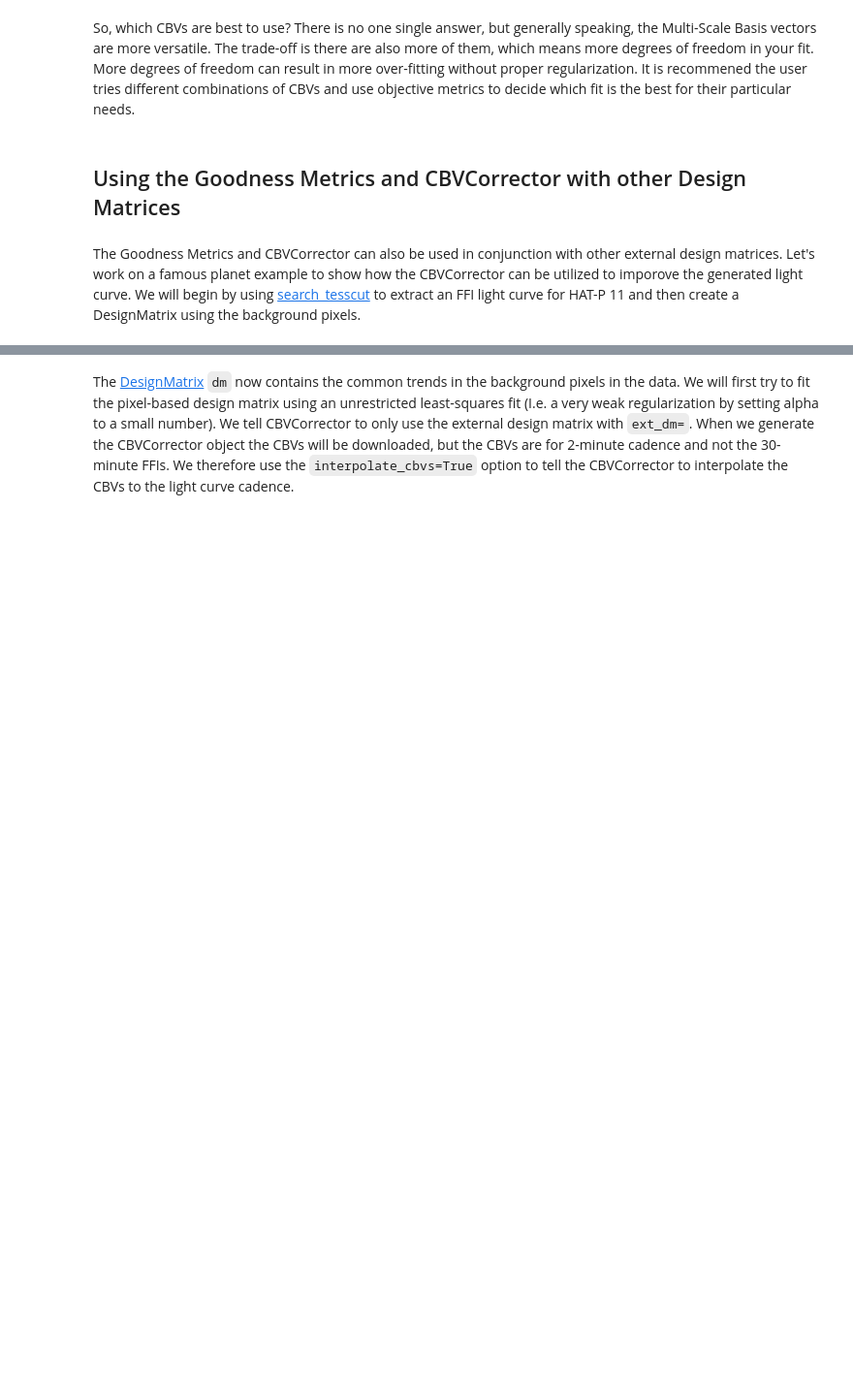
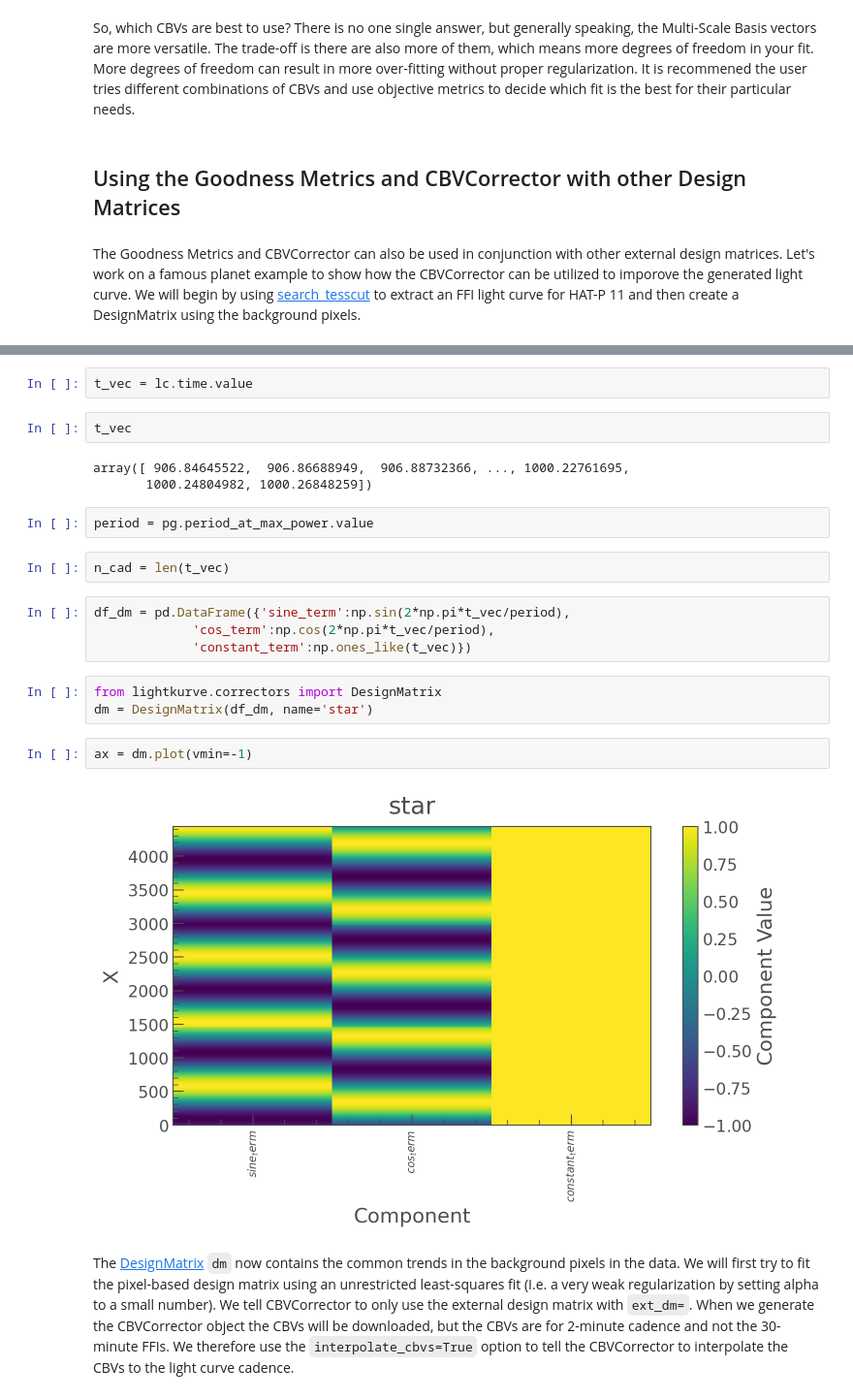
Before and after one commit to benmontet/wilson, a Jupyter notebook: notebooks/02_design_matrix/02_adapt_CBVs_demo.ipynb, the cells around one changed output, grey strips where cells are left out. Shown at 97% size. Cells and saved outputs as stored; diff of their text form; blank space fills up the shorter version.

```diff
--- a/notebooks/02_design_matrix/02_adapt_CBVs_demo.ipynb
+++ b/notebooks/02_design_matrix/02_adapt_CBVs_demo.ipynb
@@ -187,2 +152,24 @@ dm = DesignMatrix(tpf.flux[:, ~aper], name='pixel regressors').pca(5).append_con
+# %%
+t_vec = lc.time.value
+# %%
+t_vec
+# %% [output]
+array([ 906.84645522,  906.86688949,  906.88732366, ..., 1000.22761695,
+       1000.24804982, 1000.26848259])
+# %%
+period = pg.period_at_max_power.value
+# %%
+n_cad = len(t_vec)
+# %%
+df_dm = pd.DataFrame({'sine_term':np.sin(2*np.pi*t_vec/period),
+             'cos_term':np.cos(2*np.pi*t_vec/period),
+             'constant_term':np.ones_like(t_vec)})
+# %%
+from lightkurve.correctors import DesignMatrix
+dm = DesignMatrix(df_dm, name='star')
+# %%
+ax = dm.plot(vmin=-1)
+# %% [output]
+[figure, added]
 # %% [markdown]
 The [DesignMatrix](https://docs.lightkurve.org/reference/api/lightkurve.correctors.DesignMatrix.html?highlight=designmatrix#lightkurve.correctors.DesignMatrix) `dm` now contains the common trends in the background pixels in the data. We will first try to fit the pixel-based design matrix using an unrestricted least-squares fit (I.e. a very weak regularization by setting alpha to a small number). We tell CBVCorrector to only use the external design matrix with `ext_dm=`. When we generate the CBVCorrector object the CBVs will be downloaded, but the CBVs are for 2-minute cadence and not the 30-minute FFIs. We therefore use the `interpolate_cbvs=True` option to tell the CBVCorrector to interpolate the CBVs to the light curve cadence.
```
Also changed, not shown: parts of 35 cells of this notebook.
